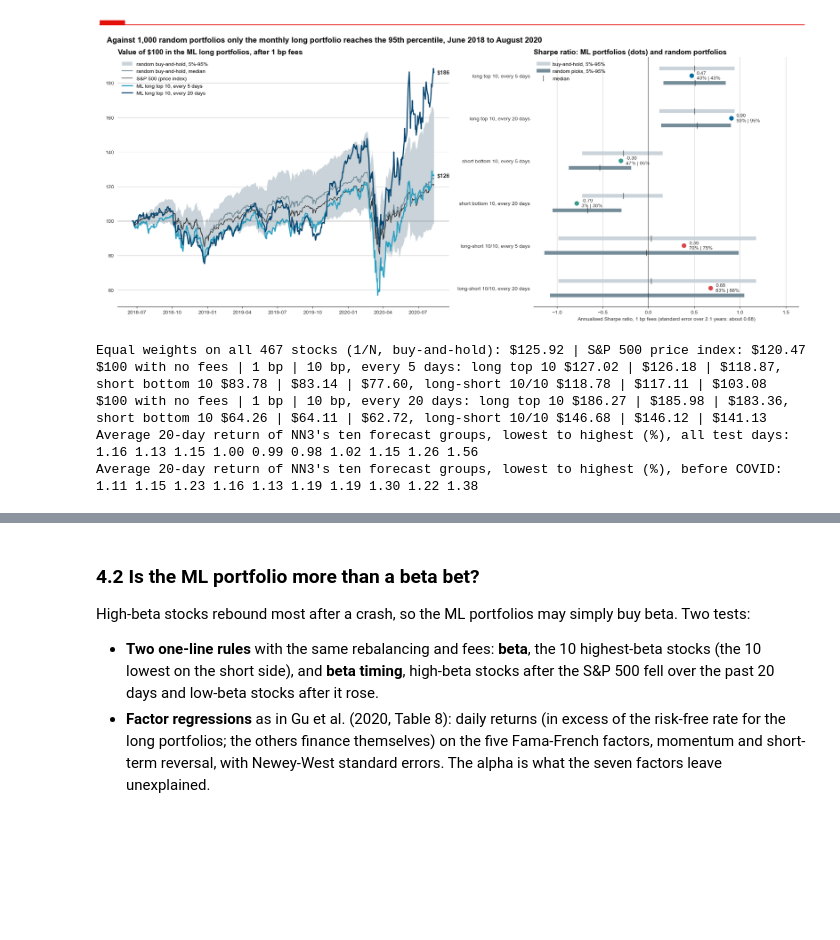
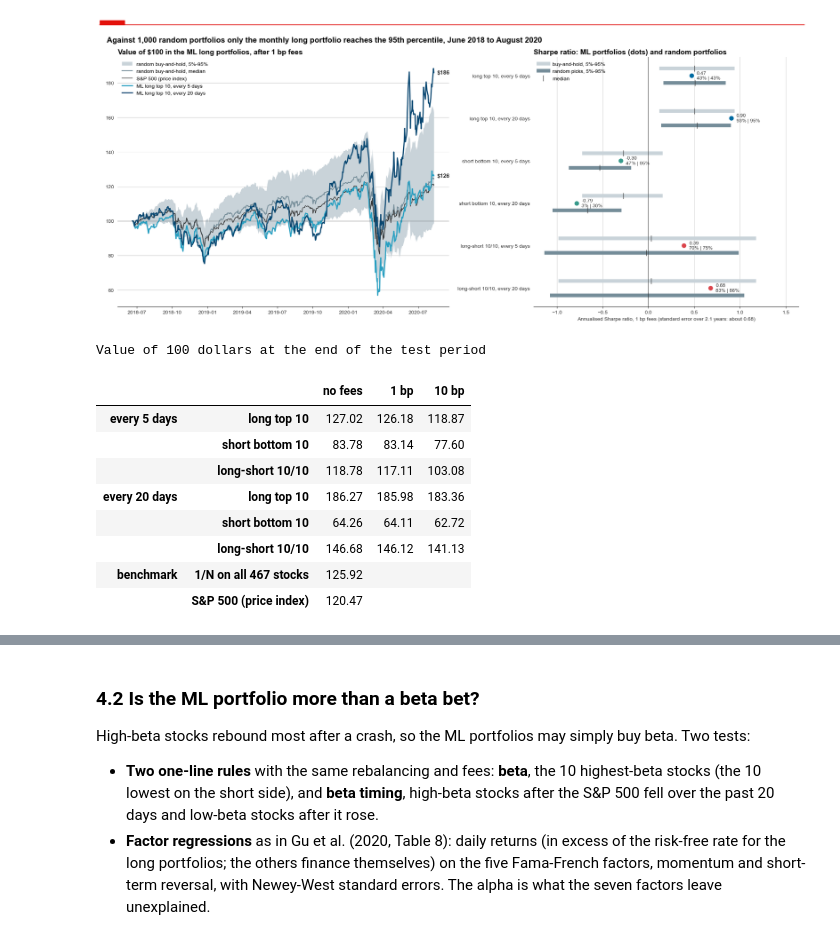
Before and after one commit to cboumans/Finance_with_Big_Data, a Jupyter notebook: lab4/PCLab4_Group4.ipynb, the cells around one changed output, grey strips where cells are left out. Cells and saved outputs as stored; diff of their text form; code cells hidden in the pictures; blank space fills up the shorter version.

```diff
--- a/lab4/PCLab4_Group4.ipynb
+++ b/lab4/PCLab4_Group4.ipynb
@@ -1362,19 +1378,22 @@ show("Against 1,000 random portfolios only the monthly long portfolio reaches th
      "June 2018 to August 2020")
 # %% [output]
 [figure]
-# %%
-print(f"Equal weights on all {universe.shape[1]} stocks (1/N, buy-and-hold): ${equal_weights.iloc[-1]:.2f} "
-      f"| S&P 500 price index: ${sp500.iloc[-1]:.2f}")
-for h in HORIZONS:
-    final = task4.loc[f"every {h} days", ["$100 becomes", "after 1 bp", "after 10 bp"]]
-    print(f"$100 with no fees | 1 bp | 10 bp, every {h} days: " + ", ".join(
-        f"{name} " + " | ".join(f"${value:.2f}" for value in final.loc[name]) for name in SIDES))
-for period, days in [("all test days", slice(None)), ("before COVID", before_covid)]:
-    groups = " ".join(f"{value:.2f}" for value in by_decile.loc[days].mean())
-    print(f"Average 20-day return of NN3's ten forecast groups, lowest to highest (%), {period}:", groups)
-# %% [output]
-Equal weights on all 467 stocks (1/N, buy-and-hold): $125.92 | S&P 500 price index: $120.47
-$100 with no fees | 1 bp | 10 bp, every 5 days: long top 10 $127.02 | $126.18 | $118.87, short bottom 10 $83.78 | $83.14 | $77.60, long-short 10/10 $118.78 | $117.11 | $103.08
-$100 with no fees | 1 bp | 10 bp, every 20 days: long top 10 $186.27 | $185.98 | $183.36, short bottom 10 $64.26 | $64.11 | $62.72, long-short 10/10 $146.68 | $146.12 | $141.13
-Average 20-day return of NN3's ten forecast groups, lowest to highest (%), all test days: 1.16 1.13 1.15 1.00 0.99 0.98 1.02 1.15 1.26 1.56
-Average 20-day return of NN3's ten forecast groups, lowest to highest (%), before COVID: 1.11 1.15 1.23 1.16 1.13 1.19 1.19 1.30 1.22 1.38
+# %%
+# The value of $100 at the end of the test period: the ML portfolios by fee level and the two buy-and-hold benchmarks
+final_values = task4[["$100 becomes", "after 1 bp", "after 10 bp"]].astype(float).set_axis(
+    ["no fees", "1 bp", "10 bp"], axis=1)
+benchmarks = pd.DataFrame({"no fees": [equal_weights.iloc[-1], sp500.iloc[-1]]},
+                          index=pd.MultiIndex.from_tuples([("benchmark", f"1/N on all {universe.shape[1]} stocks"),
+                                                           ("benchmark", "S&P 500 (price index)")]))
+pd.concat([final_values, benchmarks]).style.format("{:.2f}", na_rep="").set_caption("Value of 100 dollars at the end of the test period")
+# %% [output]
+Value of 100 dollars at the end of the test period
+|  |  | no fees | 1 bp | 10 bp |
+| every 5 days | long top 10 | 127.02 | 126.18 | 118.87 |
+|  | short bottom 10 | 83.78 | 83.14 | 77.60 |
+|  | long-short 10/10 | 118.78 | 117.11 | 103.08 |
+| every 20 days | long top 10 | 186.27 | 185.98 | 183.36 |
+|  | short bottom 10 | 64.26 | 64.11 | 62.72 |
+|  | long-short 10/10 | 146.68 | 146.12 | 141.13 |
+| benchmark | 1/N on all 467 stocks | 125.92 |  |  |
+|  | S&P 500 (price index) | 120.47 |  |  |
```
Also changed, not shown: parts of 10 cells of this notebook.
